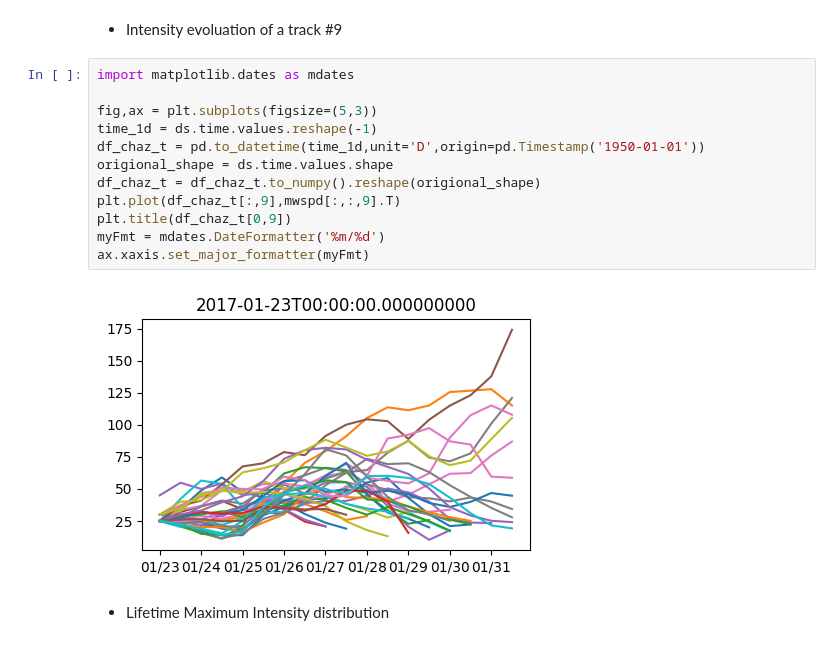
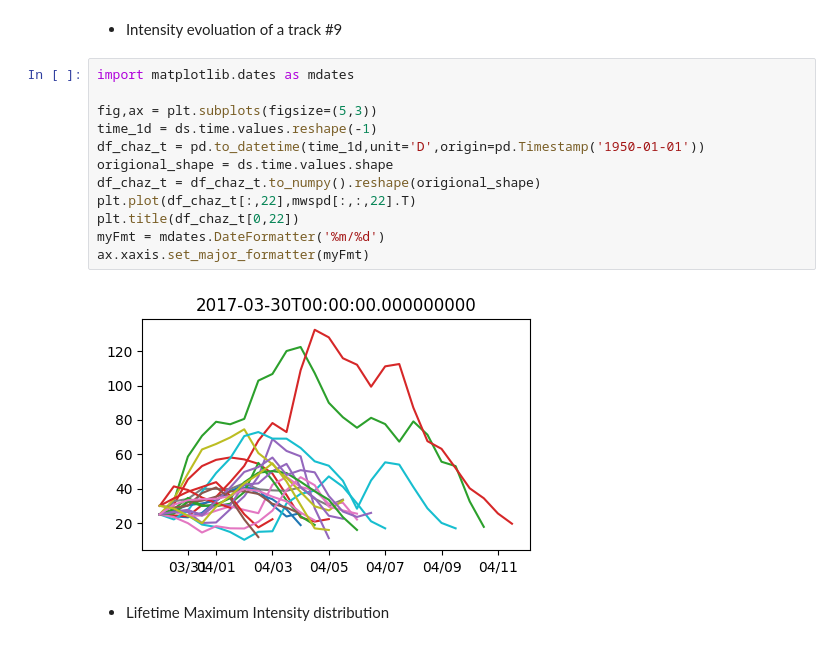
Before and after one commit to cl3225/CHAZ, a Jupyter notebook: Turtorial_chaz_downscaling.ipynb, the cells around one changed output. Saved outputs shown, nothing was run; the diff lists cells and outputs as text.

```diff
--- a/Turtorial_chaz_downscaling.ipynb
+++ b/Turtorial_chaz_downscaling.ipynb
@@ -1461,17 +1445,17 @@ plt.scatter(lon.ravel(),lat.ravel(),s=10,c=mwspd[1,:,:].ravel(),transform=ccrs.P
 # %%
 import matplotlib.dates as mdates
 
 fig,ax = plt.subplots(figsize=(5,3))
 time_1d = ds.time.values.reshape(-1)
 df_chaz_t = pd.to_datetime(time_1d,unit='D',origin=pd.Timestamp('1950-01-01'))
 origional_shape = ds.time.values.shape
 df_chaz_t = df_chaz_t.to_numpy().reshape(origional_shape)
-plt.plot(df_chaz_t[:,9],mwspd[:,:,9].T)
-plt.title(df_chaz_t[0,9])
+plt.plot(df_chaz_t[:,22],mwspd[:,:,22].T)
+plt.title(df_chaz_t[0,22])
 myFmt = mdates.DateFormatter('%m/%d')
 ax.xaxis.set_major_formatter(myFmt)
 # %% [output]
-[figure, old version]
+[figure, new version]
 # %% [markdown]
 *   Lifetime Maximum Intensity distribution
 # %%
```
Also changed, not shown: parts of 8 cells of this notebook.
